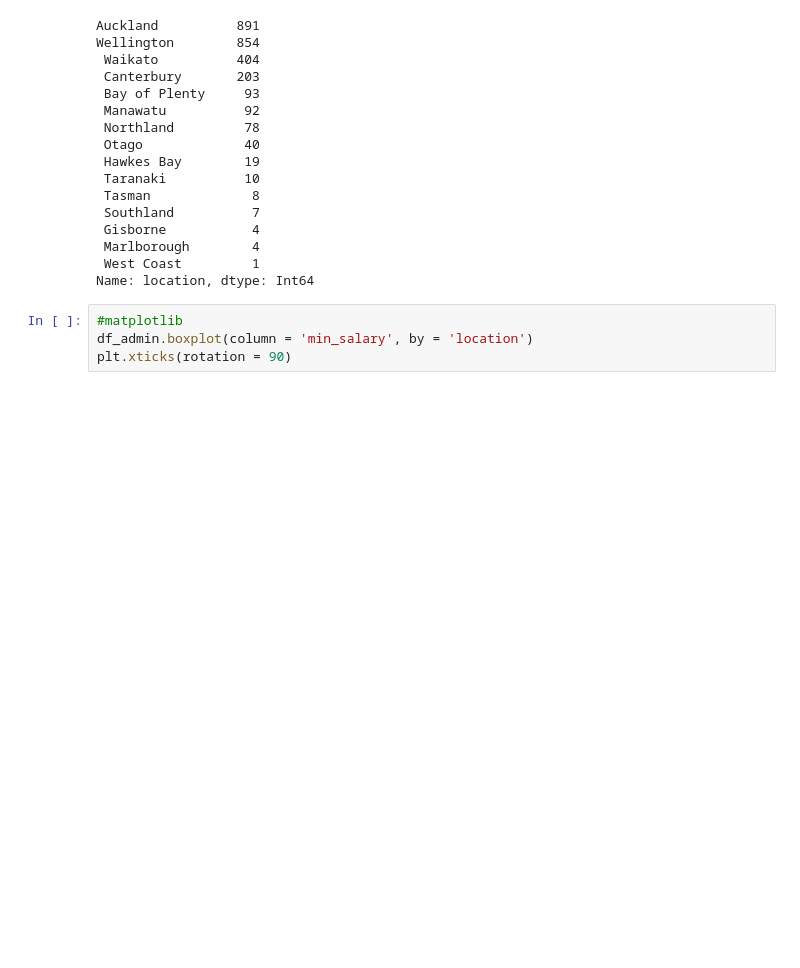
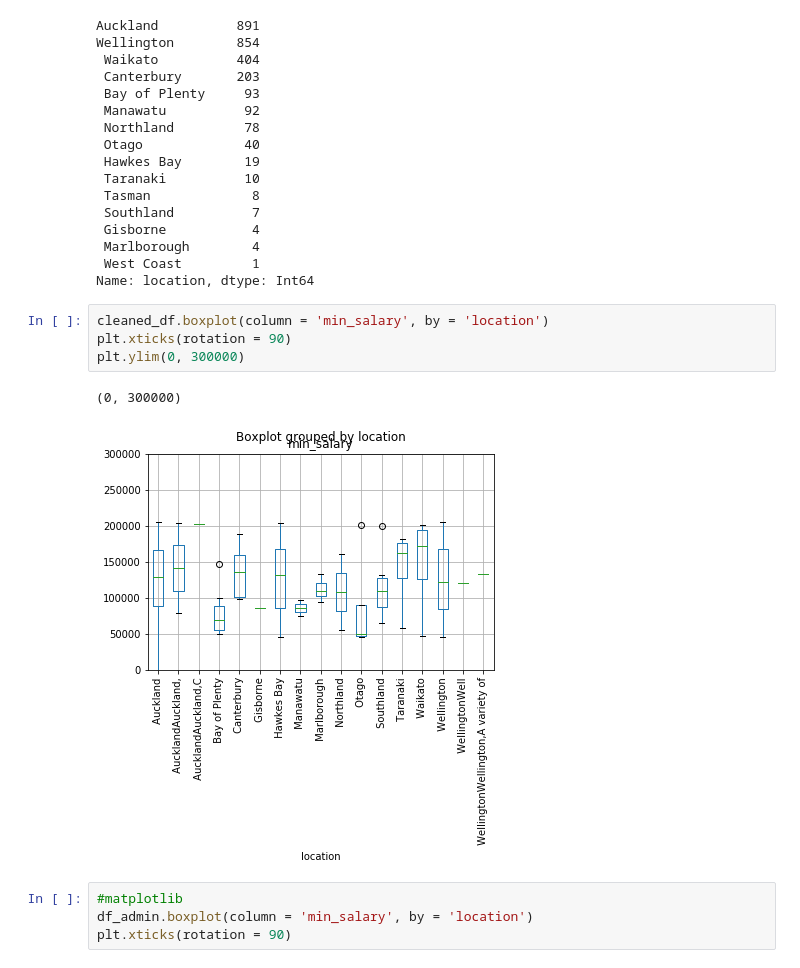
Before and after one commit to zyzisastudyreallyhardguy/dataanalysistask, a Jupyter notebook: jupyter notebook/dataanalysis.ipynb, the cells around one changed output. Saved outputs shown, nothing was run; the diff lists cells and outputs as text; blank space fills up the shorter version.

```diff
--- a/jupyter notebook/dataanalysis.ipynb
+++ b/jupyter notebook/dataanalysis.ipynb
@@ -690,6 +721,13 @@ Wellington        854
  Marlborough        4
  West Coast         1
 Name: location, dtype: Int64
+# %%
+cleaned_df.boxplot(column = 'min_salary', by = 'location')
+plt.xticks(rotation = 90)
+plt.ylim(0, 300000)
+# %% [output]
+(0, 300000)
+[figure, added]
 # %%
 #matplotlib
 df_admin.boxplot(column = 'min_salary', by = 'location')
```
Also changed, not shown: parts of 7 cells of this notebook, 1 other file.
